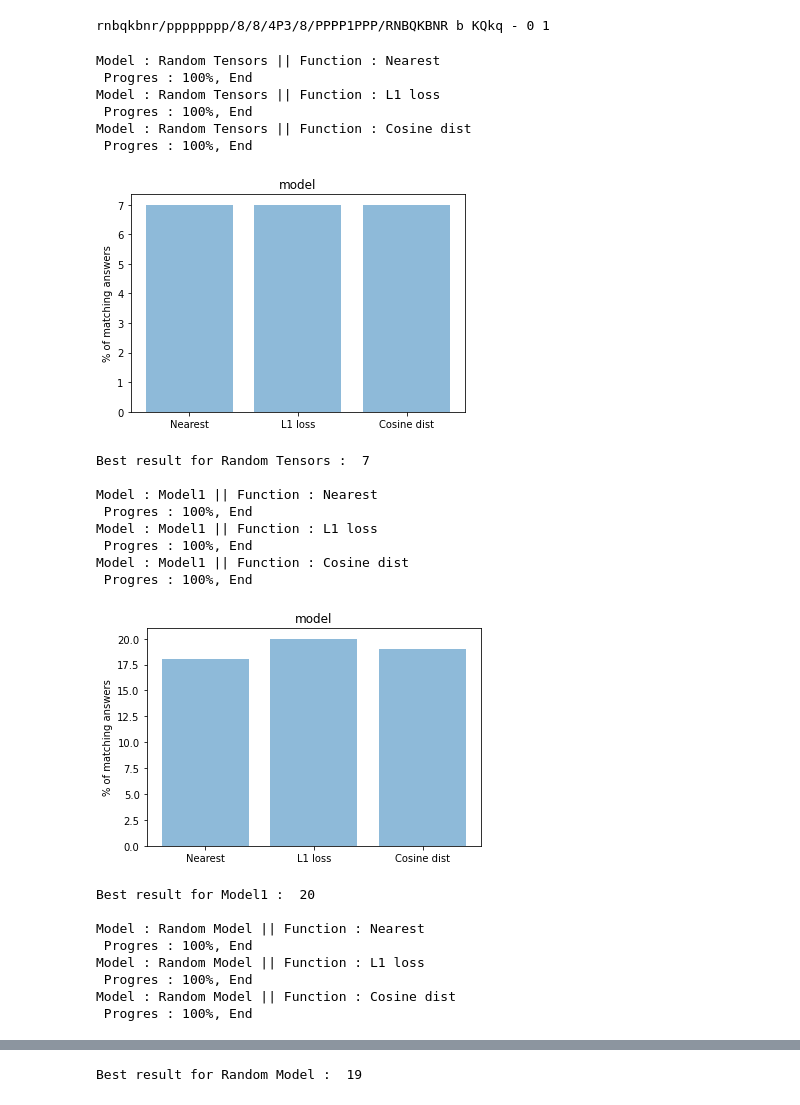
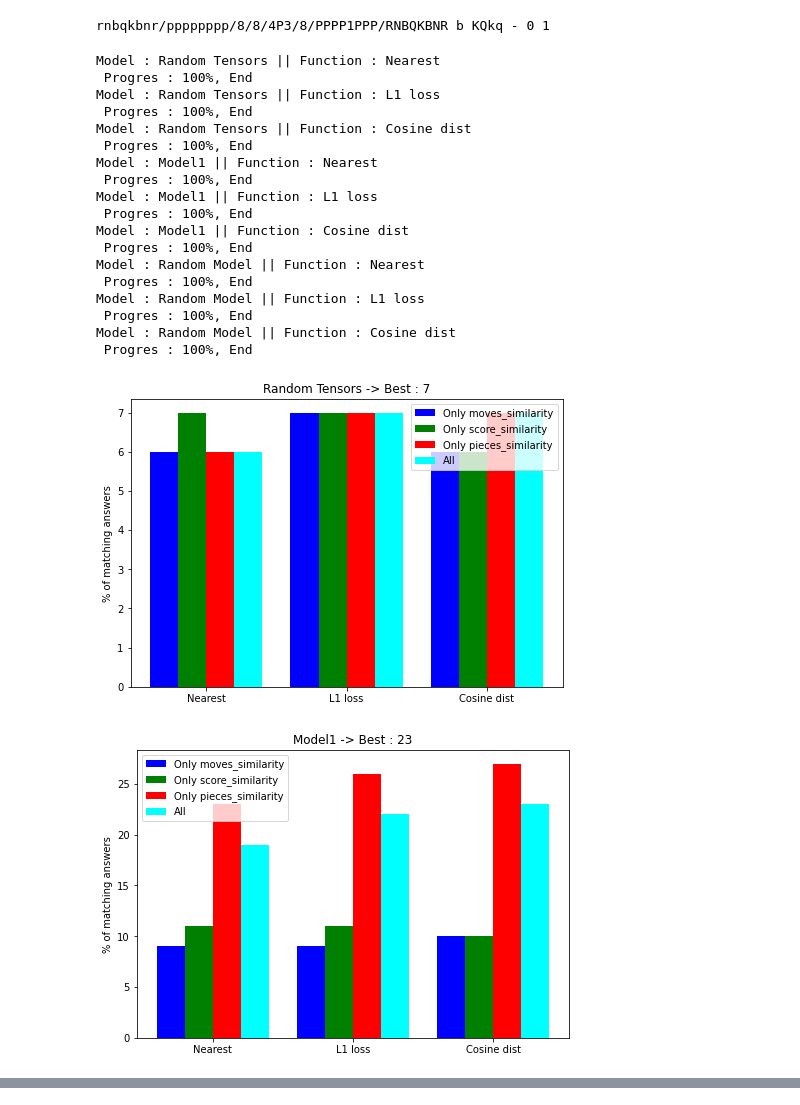
Before and after one commit to kazet/KFnrD2021-chess, a Jupyter notebook: notebook.ipynb, the cells around one changed output, grey strips where cells are left out. Drawn from its saved outputs; the diff is of its cells as text; code cells hidden in the pictures.

```diff
--- a/notebook.ipynb
+++ b/notebook.ipynb
@@ -14,7 +14,7 @@ from evaluation import model_score
 import matplotlib.pyplot as plt
 # %%
 batch_size = 15
-n_fens_to_test = 5000
+n_fens_to_test = 3000
 # %%
 # Similarity functions
 model_similarity_functions = {}
@@ -70,39 +70,42 @@ print(fens[0])
 rnbqkbnr/pppppppp/8/8/4P3/8/PPPP1PPP/RNBQKBNR b KQkq - 0 1
 # %%
 for model in models_inference:
-    results = []
+    results = [[] for i in range(4)]
     for similarity in model_similarity_functions:
         print("Model : "+model,"|| Function : "+similarity)
-        results.append(int(100*model_score(models_inference[model], engine, model_similarity_functions[similarity], predict_similarity, fens.copy(), batch_size,print_progress = True)))
-    y_pos = np.arange(len(model_similarity_functions))
-    plt.bar(y_pos, results, align='center', alpha=0.5)
-    plt.xticks(y_pos, list(model_similarity_functions))
+        result = model_score(models_inference[model], engine, model_similarity_functions[similarity], predict_similarity, fens.copy(), batch_size,print_progress = True)
+        for i, res in enumerate(result):
+            results[i].append(int(res*100))
+    fig = plt.figure()
+    ax = fig.add_axes([0,0,1,1])
+    X = np.arange(len(results[0]))
+
+    ax.bar(X + 0.00 , results[0], color = 'b', width = 0.2, label = "Only moves_similarity")
+    ax.bar(X + 0.20, results[1], color = 'g', width = 0.2, label ="Only score_similarity")
+    ax.bar(X + 0.40, results[2], color = 'r', width = 0.2, label ="Only pieces_similarity")
+    ax.bar(X + 0.60, results[3], color = 'cyan', width = 0.2, label ="All")
+    plt.xticks(X + 0.3, list(model_similarity_functions))
     plt.ylabel('% of matching answers')
-    plt.title(model)
-    plt.show()
-    print("Best result for "+model+" : ", max(results),"\n")
+    plt.title(model+" -> Best : "+str(max(results[3])))
+    plt.legend()
 # %% [output]
 Model : Random Tensors || Function : Nearest
  Progres : 100%, End
 Model : Random Tensors || Function : L1 loss
  Progres : 100%, End
 Model : Random Tensors || Function : Cosine dist
  Progres : 100%, End
+Model : Model1 || Function : Nearest
+ Progres : 100%, End
+Model : Model1 || Function : L1 loss
+ Progres : 100%, End
+Model : Model1 || Function : Cosine dist
+ Progres : 100%, End
+Model : Random Model || Function : Nearest
+ Progres : 100%, End
+Model : Random Model || Function : L1 loss
+ Progres : 100%, End
+Model : Random Model || Function : Cosine dist
+ Progres : 100%, End
-[figure, old version]
+[figure, new version]
-Best result for Random Tensors :  7
-
-Model : Model1 || Function : Nearest
- Progres : 100%, End
-Model : Model1 || Function : L1 loss
- Progres : 100%, End
-Model : Model1 || Function : Cosine dist
- Progres : 100%, End
-[figure, old version]
+[figure, new version]
-Best result for Model1 :  20
-
-Model : Random Model || Function : Nearest
- Progres : 100%, End
-Model : Random Model || Function : L1 loss
- Progres : 100%, End
-Model : Random Model || Function : Cosine dist
- Progres : 100%, End
@@ -110 +112,0 @@ Model : Random Model || Function : Cosine dist
-Best result for Random Model :  19
```
Also changed, not shown: parts of 1 cell of this notebook, 2 other files.
